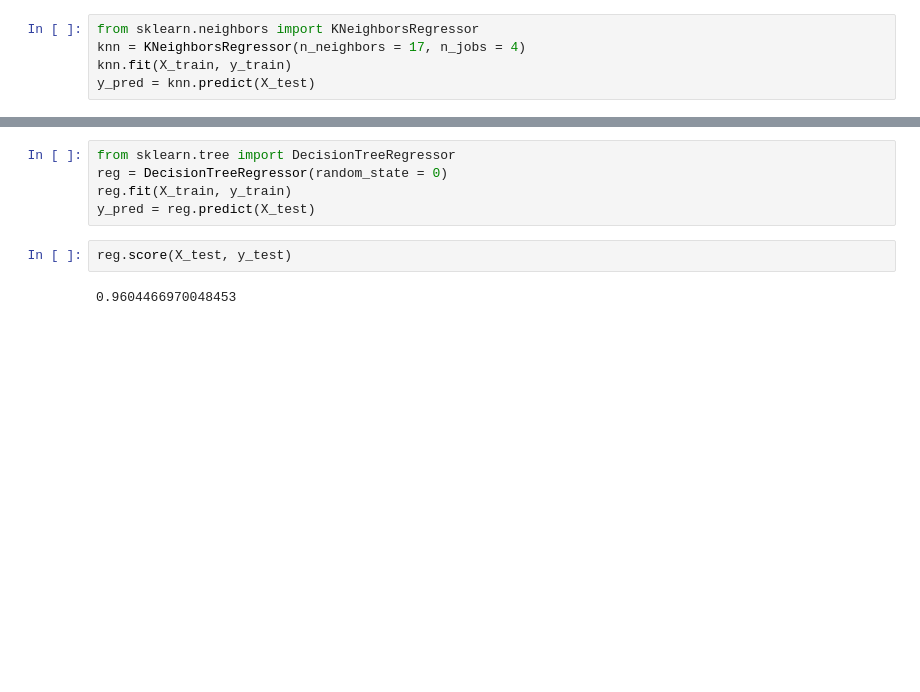
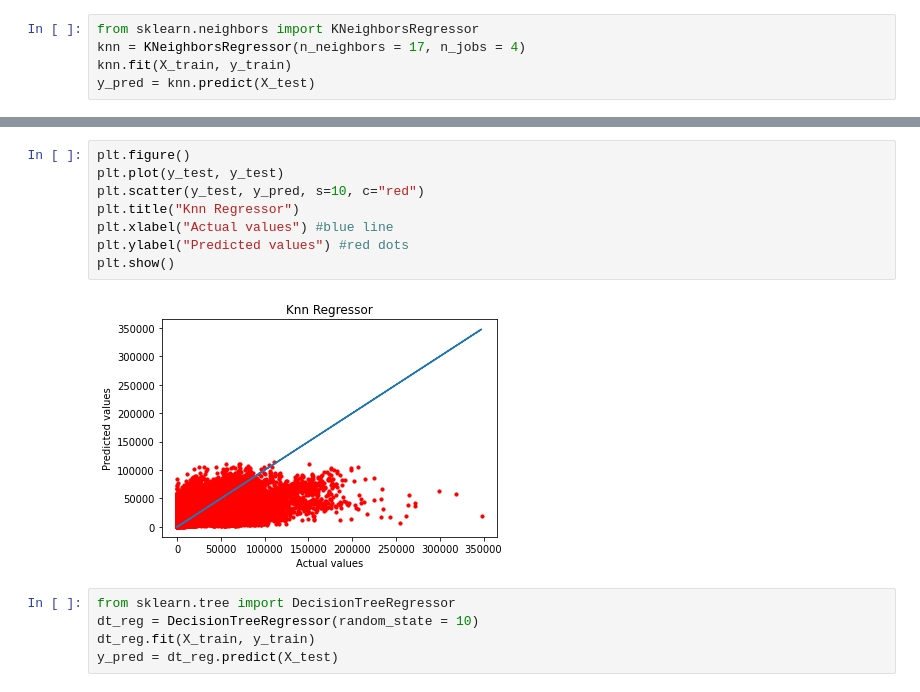
Before and after one commit to Jagajit20/Sales_Forecasting, a Jupyter notebook: Walmart_Sales_Forecasting_Project.ipynb, the cells around one changed output, grey strips where cells are left out. Drawn from its saved outputs; the diff is of its cells as text; blank space fills up the shorter version.

```diff
--- a/Walmart_Sales_Forecasting_Project.ipynb
+++ b/Walmart_Sales_Forecasting_Project.ipynb
@@ -351,9 +358,15 @@ knn.score(X_test, y_test)
+# %%
+plt.figure()
+plt.plot(y_test, y_test)
+plt.scatter(y_test, y_pred, s=10, c="red")
+plt.title("Knn Regressor")
+plt.xlabel("Actual values") #blue line
+plt.ylabel("Predicted values") #red dots
+plt.show()
+# %% [output]
+[figure, added]
 # %%
 from sklearn.tree import DecisionTreeRegressor
-reg = DecisionTreeRegressor(random_state = 0)
-reg.fit(X_train, y_train)
-y_pred = reg.predict(X_test)
+dt_reg = DecisionTreeRegressor(random_state = 10)
+dt_reg.fit(X_train, y_train)
+y_pred = dt_reg.predict(X_test)
-# %%
-reg.score(X_test, y_test)
-# %% [output]
-0.9604466970048453
```
Also changed, not shown: parts of 38 cells of this notebook, 2 other files.
